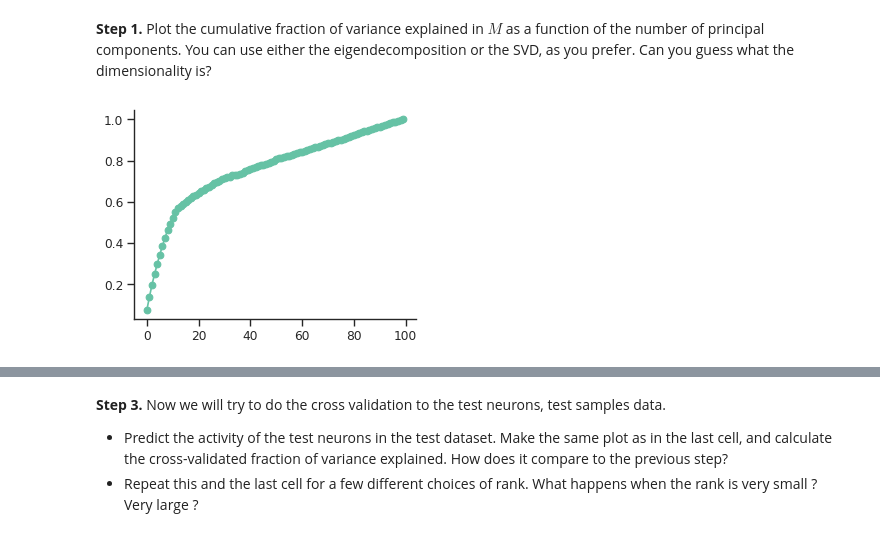
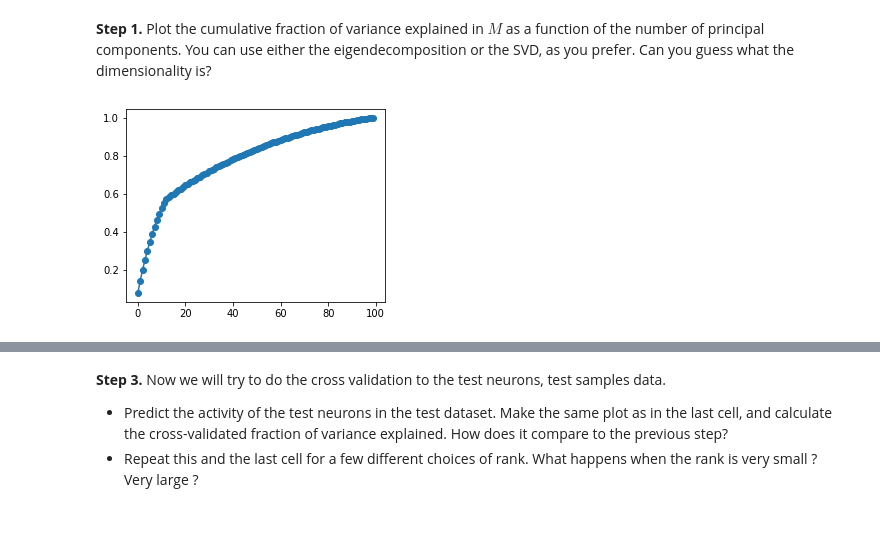
Before and after one commit to leonardo-agueci/adv-dim-red-QBWschool-2024, a Jupyter notebook: Solutions_Dimensionality_Reduction_for_Neural_Data.ipynb, the cells around one changed output, grey strips where cells are left out. Cells and saved outputs as stored; diff of their text form; code cells hidden in the pictures.

```diff
--- a/Solutions_Dimensionality_Reduction_for_Neural_Data.ipynb
+++ b/Solutions_Dimensionality_Reduction_for_Neural_Data.ipynb
@@ -311,22 +290,3 @@ To familiarize yourselves with PCA/SVD, you will first write your own implementa
 **WARNING:** In the maths above we used the convention that $\mathbf{X} \in \mathbb{R}^{N\times K} $ (i.e., the columns are the samples), as this is commonly used in neuroscience and in the PCA literature. However, other communities (notably in machine learning) use the rows as samples instead: $\mathbf{X} \in \mathbb{R}^{K\times N}$. Be mindful when you write your code that the packages you use may be using the latter notation (for example, in that case, the $\bf V$ in the SVD will represent the basis vectors, rather than the $\bf U$.).
 
 First, execute the cell below to get started.
-# %%
-import numpy as np
-import matplotlib.pyplot as plt
-import seaborn as sns
-from IPython.core.interactiveshell import InteractiveShell
-
-sns.set()
-
-# global defaults for plots - optional
-sns.set_theme(style="ticks",
-              palette="Set2",
-              font_scale=1.0,
-              rc={
-              "axes.spines.right": False,
-              "axes.spines.top": False,
-              "figure.dpi" : 80
-          },
-          )
-InteractiveShell.ast_node_interactivity = 'none'
@@ -502,12 +754,22 @@ Shapes:
 # %%
-# Solution
-M_centered = M-M.mean(axis=0)
+# Solution 1 (using eigen-decomposition)
 
+# Center the data
+M_centered = M - M.mean(axis=0)
+
+# Compute the explained variance
 Sigma = M_centered.T @ M_centered / M_centered.shape[0]
-evals, evecs = np.linalg.eig(Sigma)
+e_vals, e_vecs = np.linalg.eig(Sigma)
+
+# (if you use eigendecomposition, don't forget to sort the eigenvalues)
+e_vals = np.sort(e_vals)[::-1]
+
+# compute the cumulative fraction of variance explained (normalized)
+cumulative = np.cumsum(e_vals)/np.sum(e_vals)
 
 fig = plt.figure(figsize=(4,3), constrained_layout=True)
 ax = fig.add_subplot()
-ax.plot(np.cumsum(evals)/np.sum(evals),'o-')
+ax.plot(cumulative,'o-')
+plt.show()
 # %% [output]
-[figure, old version]
+[figure, new version]
```
Also changed, not shown: parts of 100 cells of this notebook.
